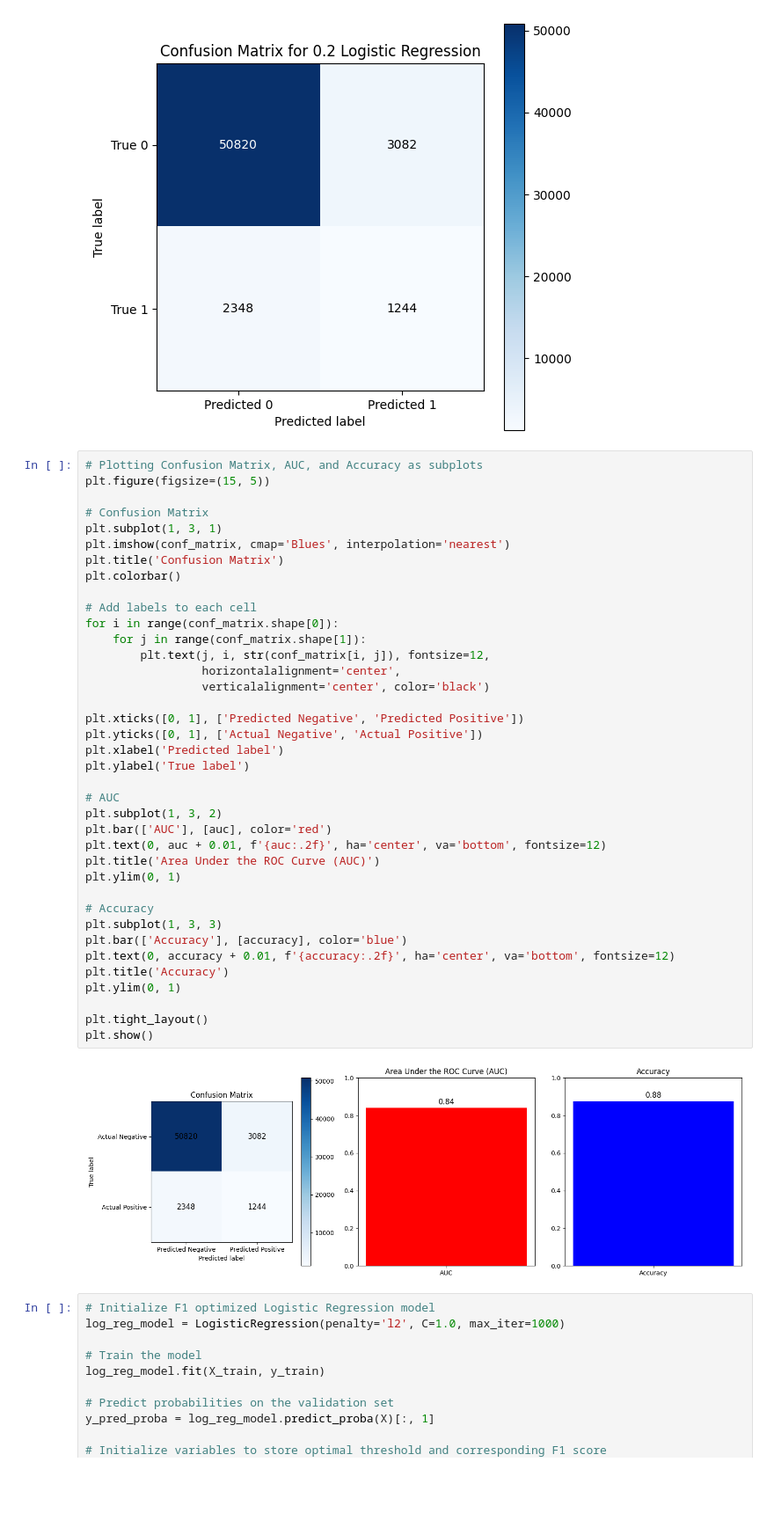
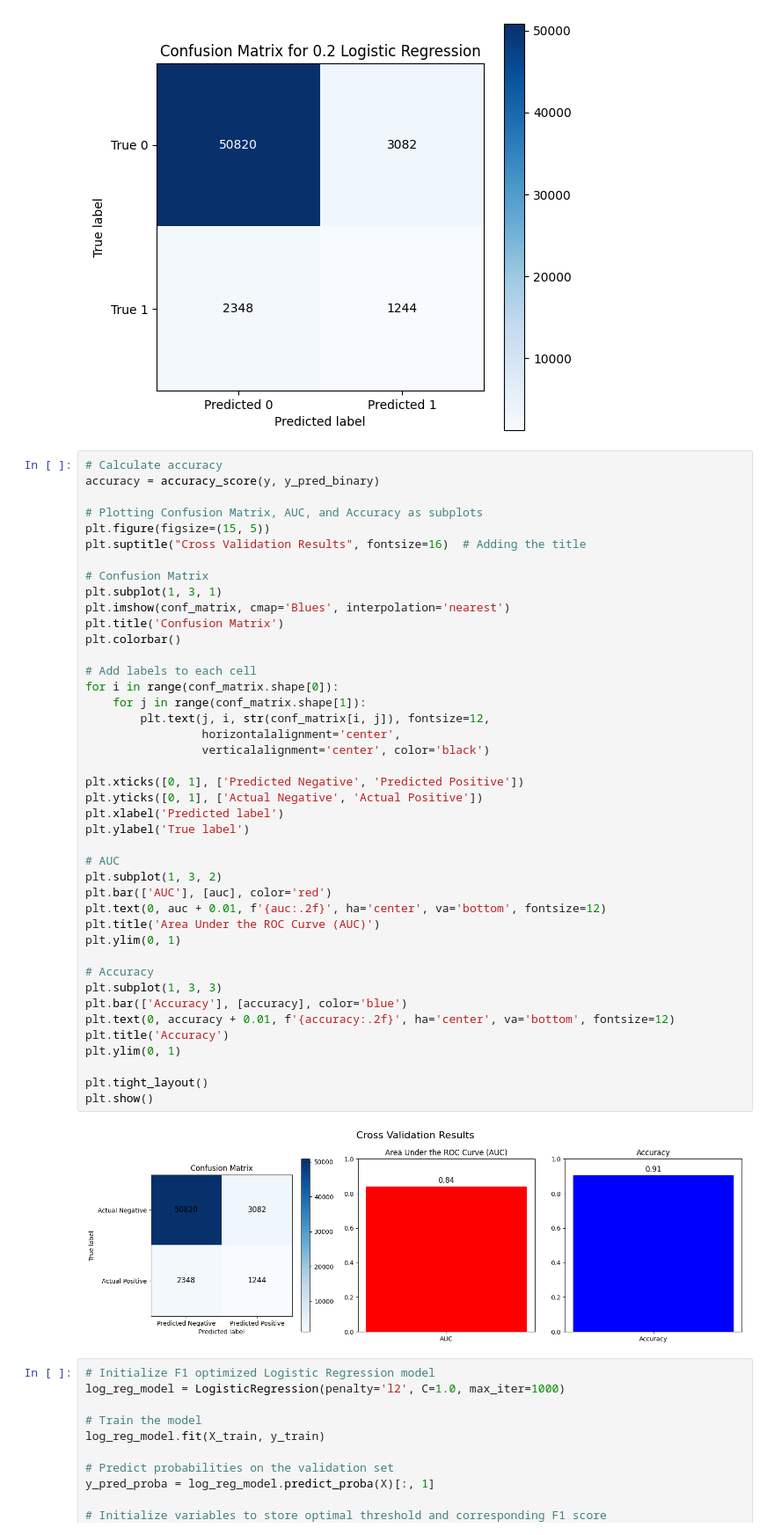
Before and after one commit to JoelManYunLee/Raptors_3_point_predictor, a Jupyter notebook: models.ipynb, the cells around one changed output. Shown: that part at 88% size. Drawn from its saved outputs; the diff is of its cells as text; blank space fills up the shorter version.

```diff
--- a/models.ipynb
+++ b/models.ipynb
@@ -729,8 +729,12 @@ plt.show()
 # %% [output]
 [figure]
 # %%
+# Calculate accuracy
+accuracy = accuracy_score(y, y_pred_binary)
+
 # Plotting Confusion Matrix, AUC, and Accuracy as subplots
 plt.figure(figsize=(15, 5))
+plt.suptitle("Cross Validation Results", fontsize=16)  # Adding the title
 
 # Confusion Matrix
 plt.subplot(1, 3, 1)
@@ -740,34 +744,34 @@ plt.colorbar()
 
 # Add labels to each cell
 for i in range(conf_matrix.shape[0]):
     for j in range(conf_matrix.shape[1]):
         plt.text(j, i, str(conf_matrix[i, j]), fontsize=12,
                  horizontalalignment='center',
                  verticalalignment='center', color='black')
 
 plt.xticks([0, 1], ['Predicted Negative', 'Predicted Positive'])
 plt.yticks([0, 1], ['Actual Negative', 'Actual Positive'])
 plt.xlabel('Predicted label')
 plt.ylabel('True label')
 
 # AUC
 plt.subplot(1, 3, 2)
 plt.bar(['AUC'], [auc], color='red')
 plt.text(0, auc + 0.01, f'{auc:.2f}', ha='center', va='bottom', fontsize=12)
 plt.title('Area Under the ROC Curve (AUC)')
 plt.ylim(0, 1)
 
 # Accuracy
 plt.subplot(1, 3, 3)
 plt.bar(['Accuracy'], [accuracy], color='blue')
 plt.text(0, accuracy + 0.01, f'{accuracy:.2f}', ha='center', va='bottom', fontsize=12)
 plt.title('Accuracy')
 plt.ylim(0, 1)
 
 plt.tight_layout()
 plt.show()
 # %% [output]
-[figure, old version]
+[figure, new version]
 # %%
 # Initialize F1 optimized Logistic Regression model
 log_reg_model = LogisticRegression(penalty='l2', C=1.0, max_iter=1000)
```
Also changed, not shown: parts of 6 cells of this notebook.
